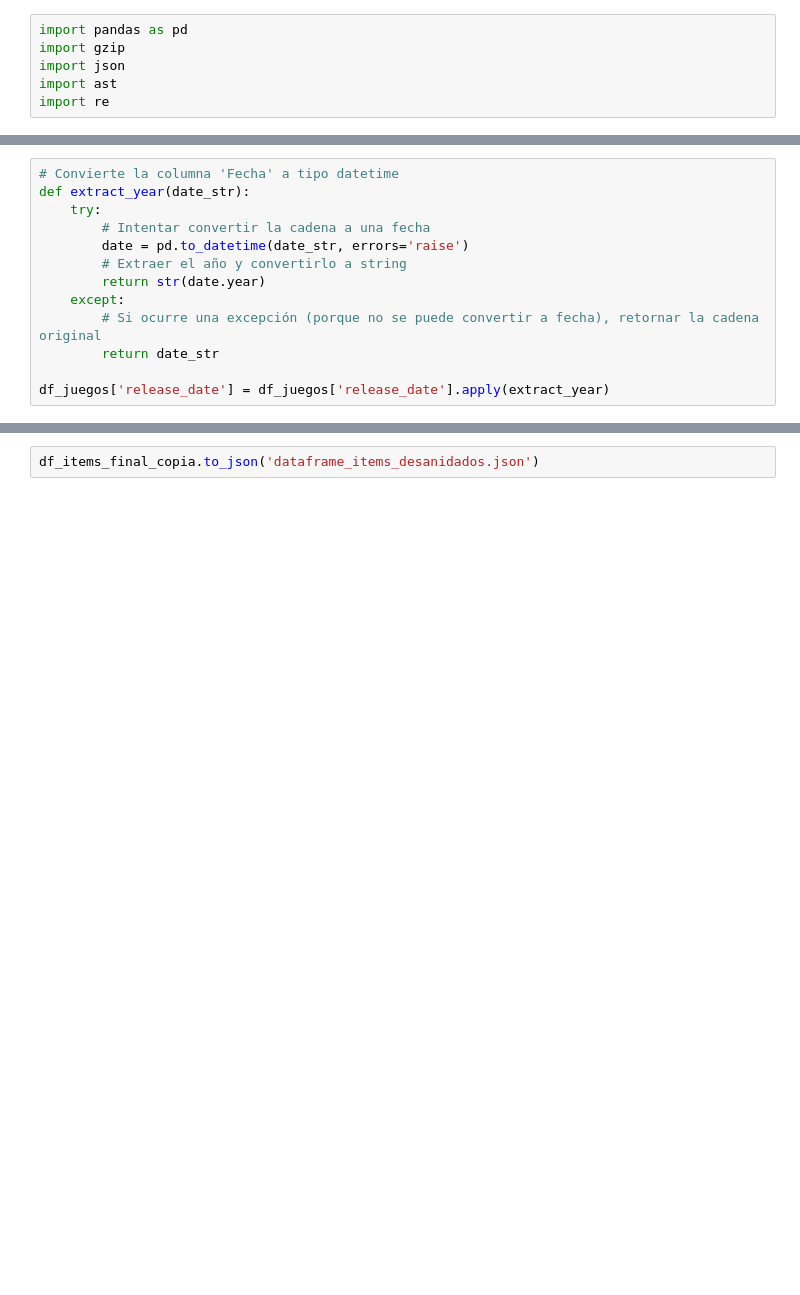
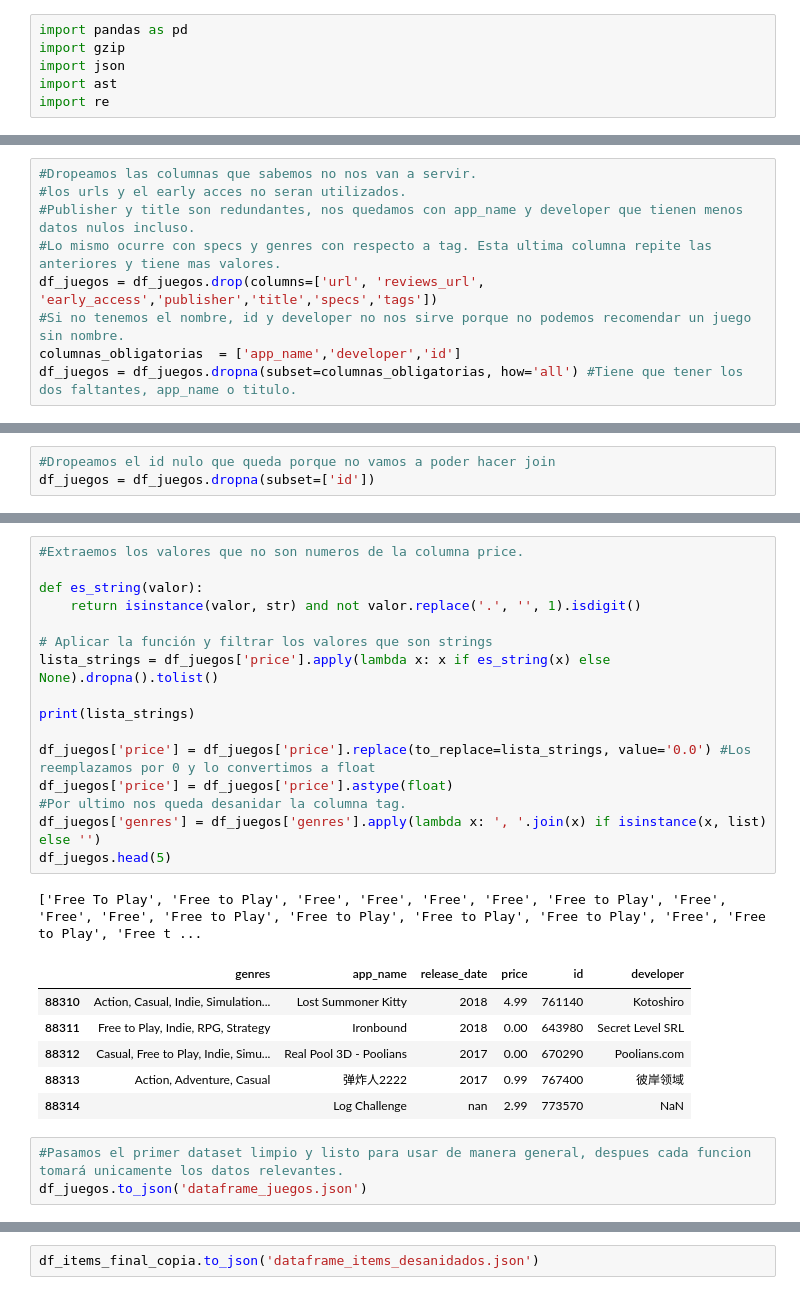
Before and after one commit to LucaTraversa17/SteamProyect, a Jupyter notebook: Exploracion_Juegos.ipynb, the cells around one changed output, grey strips where cells are left out. Cells and saved outputs as stored; diff of their text form; blank space fills up the shorter version.

```diff
--- a/Exploracion_Juegos.ipynb
+++ b/Exploracion_Juegos.ipynb
@@ -70,13 +6,0 @@ df_juegos['price'] = df_juegos['price'].astype(float)
-# %%
-# Convierte la columna 'Fecha' a tipo datetime
-def extract_year(date_str):
-    try:
-        # Intentar convertir la cadena a una fecha
-        date = pd.to_datetime(date_str, errors='raise')
-        # Extraer el año y convertirlo a string
-        return str(date.year)
-    except:
-        # Si ocurre una excepción (porque no se puede convertir a fecha), retornar la cadena original
-        return date_str
-
-df_juegos['release_date'] = df_juegos['release_date'].apply(extract_year)
@@ -273,0 +39,9 @@ dtype: int64
+# %%
+#Dropeamos las columnas que sabemos no nos van a servir.
+#los urls y el early acces no seran utilizados.
+#Publisher y title son redundantes, nos quedamos con app_name y developer que tienen menos datos nulos incluso.
+#Lo mismo ocurre con specs y genres con respecto a tag. Esta ultima columna repite las anteriores y tiene mas valores.
+df_juegos = df_juegos.drop(columns=['url', 'reviews_url', 'early_access','publisher','title','specs','tags'])
+#Si no tenemos el nombre, id y developer no nos sirve porque no podemos recomendar un juego sin nombre.
+columnas_obligatorias  = ['app_name','developer','id']
+df_juegos = df_juegos.dropna(subset=columnas_obligatorias, how='all') #Tiene que tener los dos faltantes, app_name o titulo.
@@ -273,0 +58,3 @@ dtype: int64
+# %%
+#Dropeamos el id nulo que queda porque no vamos a poder hacer join
+df_juegos = df_juegos.dropna(subset=['id'])
@@ -273,0 +104,27 @@ dtype: int64
+# %%
+#Extraemos los valores que no son numeros de la columna price.
+
+def es_string(valor):
+    return isinstance(valor, str) and not valor.replace('.', '', 1).isdigit()
+
+# Aplicar la función y filtrar los valores que son strings
+lista_strings = df_juegos['price'].apply(lambda x: x if es_string(x) else None).dropna().tolist()
+
+print(lista_strings)
+
+df_juegos['price'] = df_juegos['price'].replace(to_replace=lista_strings, value='0.0') #Los reemplazamos por 0 y lo convertimos a float
+df_juegos['price'] = df_juegos['price'].astype(float)
+#Por ultimo nos queda desanidar la columna tag.
+df_juegos['genres'] = df_juegos['genres'].apply(lambda x: ', '.join(x) if isinstance(x, list) else '')
+df_juegos.head(5)
+# %% [output]
+['Free To Play', 'Free to Play', 'Free', 'Free', 'Free', 'Free', 'Free to Play', 'Free', 'Free', 'Free', 'Free to Play', 'Free to Play', 'Free to Play', 'Free to Play', 'Free', 'Free to Play', 'Free t ...
+|  | genres | app_name | release_date | price | id | developer |
+| 88310 | Action, Casual, Indie, Simulation... | Lost Summoner Kitty | 2018 | 4.99 | 761140 | Kotoshiro |
+| 88311 | Free to Play, Indie, RPG, Strategy | Ironbound | 2018 | 0.00 | 643980 | Secret Level SRL |
+| 88312 | Casual, Free to Play, Indie, Simu... | Real Pool 3D - Poolians | 2017 | 0.00 | 670290 | Poolians.com |
+| 88313 | Action, Adventure, Casual | 弹炸人2222 | 2017 | 0.99 | 767400 | 彼岸领域 |
+| 88314 |  | Log Challenge | nan | 2.99 | 773570 | NaN |
+# %%
+#Pasamos el primer dataset limpio y listo para usar de manera general, despues cada funcion tomará unicamente los datos relevantes.
+df_juegos.to_json('dataframe_juegos.json')
```
Also changed, not shown: parts of 76 cells of this notebook, 2 other files.
